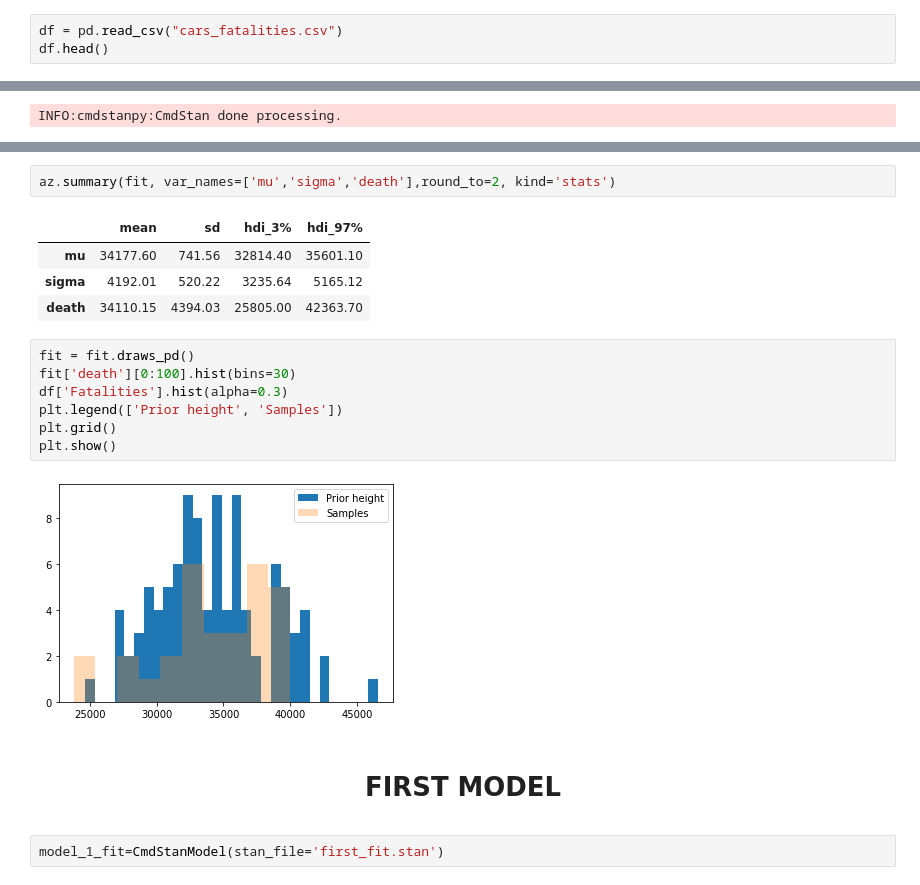
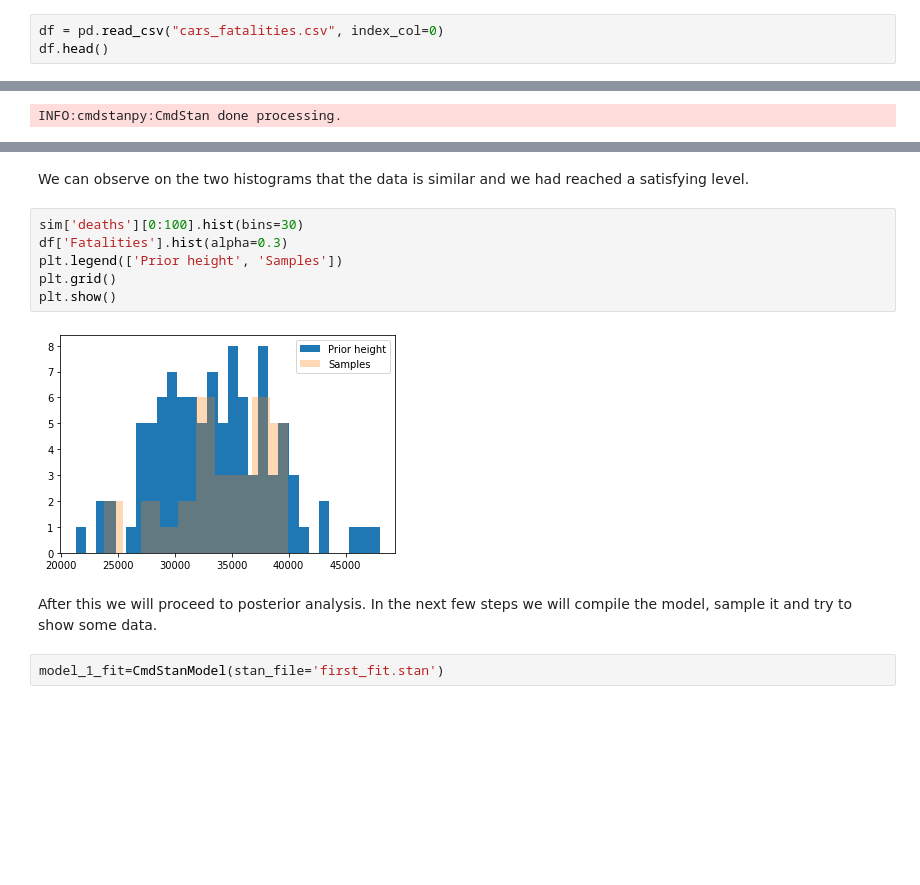
Before and after one commit to FilipZmija/Projekt, a Jupyter notebook: Project/project.ipynb, the cells around one changed output, grey strips where cells are left out. Saved outputs shown, nothing was run; the diff lists cells and outputs as text; blank space fills up the shorter version.

```diff
--- a/Project/project.ipynb
+++ b/Project/project.ipynb
@@ -10,4 +16,4 @@ import scipy.stats as stats
 # %%
-df = pd.read_csv("cars_fatalities.csv")
+df = pd.read_csv("cars_fatalities.csv", index_col=0)
 df.head()
 # %% [output]
@@ -75,21 +74,15 @@ INFO:cmdstanpy:CmdStan done processing.
-# %%
-az.summary(fit, var_names=['mu','sigma','death'],round_to=2, kind='stats')
-# %% [output]
-|  | mean | sd | hdi_3% | hdi_97% |
-| mu | 34177.60 | 741.56 | 32814.40 | 35601.10 |
-| sigma | 4192.01 | 520.22 | 3235.64 | 5165.12 |
-| death | 34110.15 | 4394.03 | 25805.00 | 42363.70 |
+# %% [markdown]
+We can observe on the two histograms that the data is similar and we had reached a satisfying level.
 # %%
-fit = fit.draws_pd()
-fit['death'][0:100].hist(bins=30)
+sim['deaths'][0:100].hist(bins=30)
 df['Fatalities'].hist(alpha=0.3)
 plt.legend(['Prior height', 'Samples'])
 plt.grid()
 plt.show()
 # %% [output]
-[figure, old version]
+[figure, new version]
-# %% [markdown]
-<center><h1>FIRST MODEL</h1></center>
+# %% [markdown]
+After this we will proceed to  posterior analysis. In the next few steps we will compile the model, sample it and try to show some data.
 # %%
 model_1_fit=CmdStanModel(stan_file='first_fit.stan')
 # %% [output]
```
Also changed, not shown: parts of 40 cells of this notebook, 6 other files.
